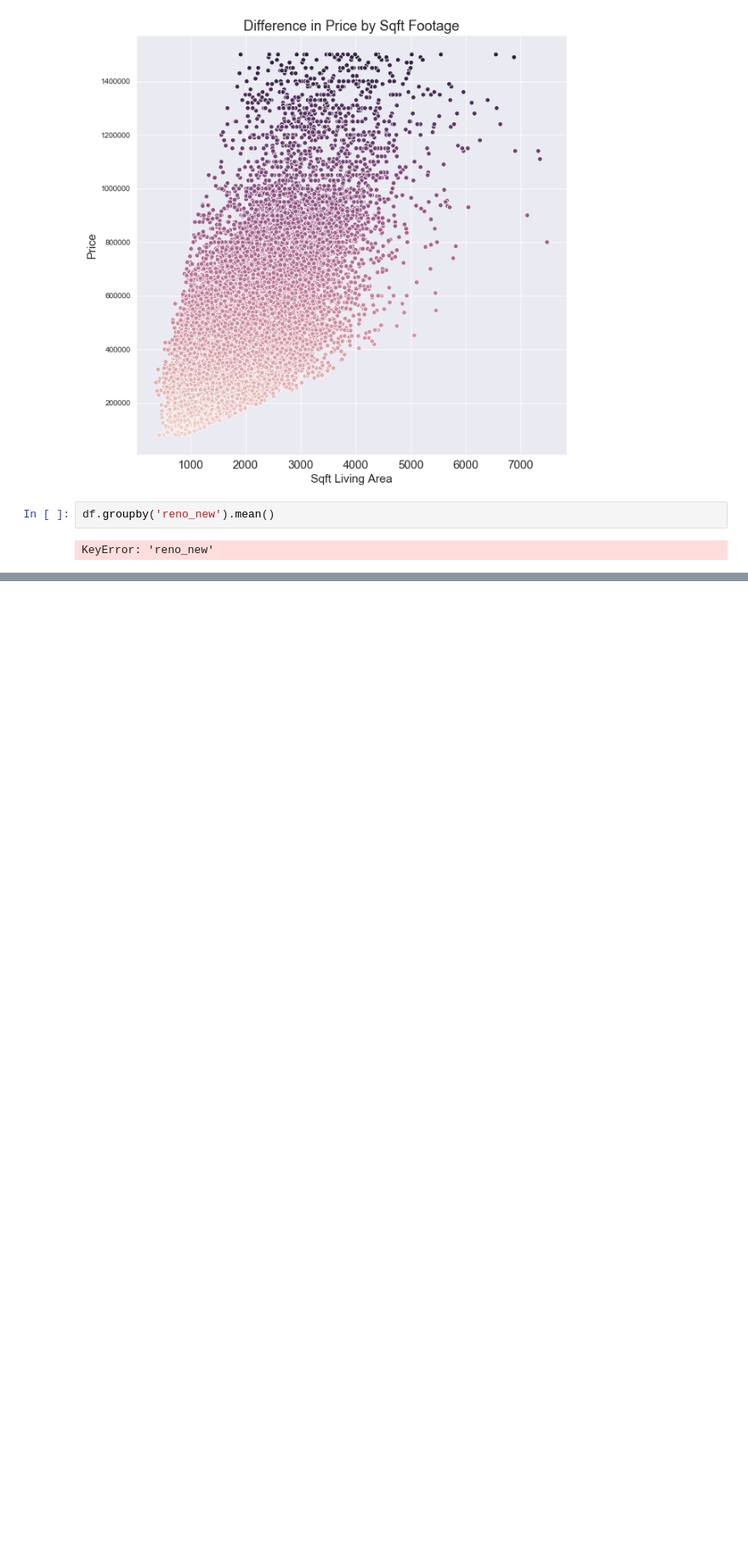
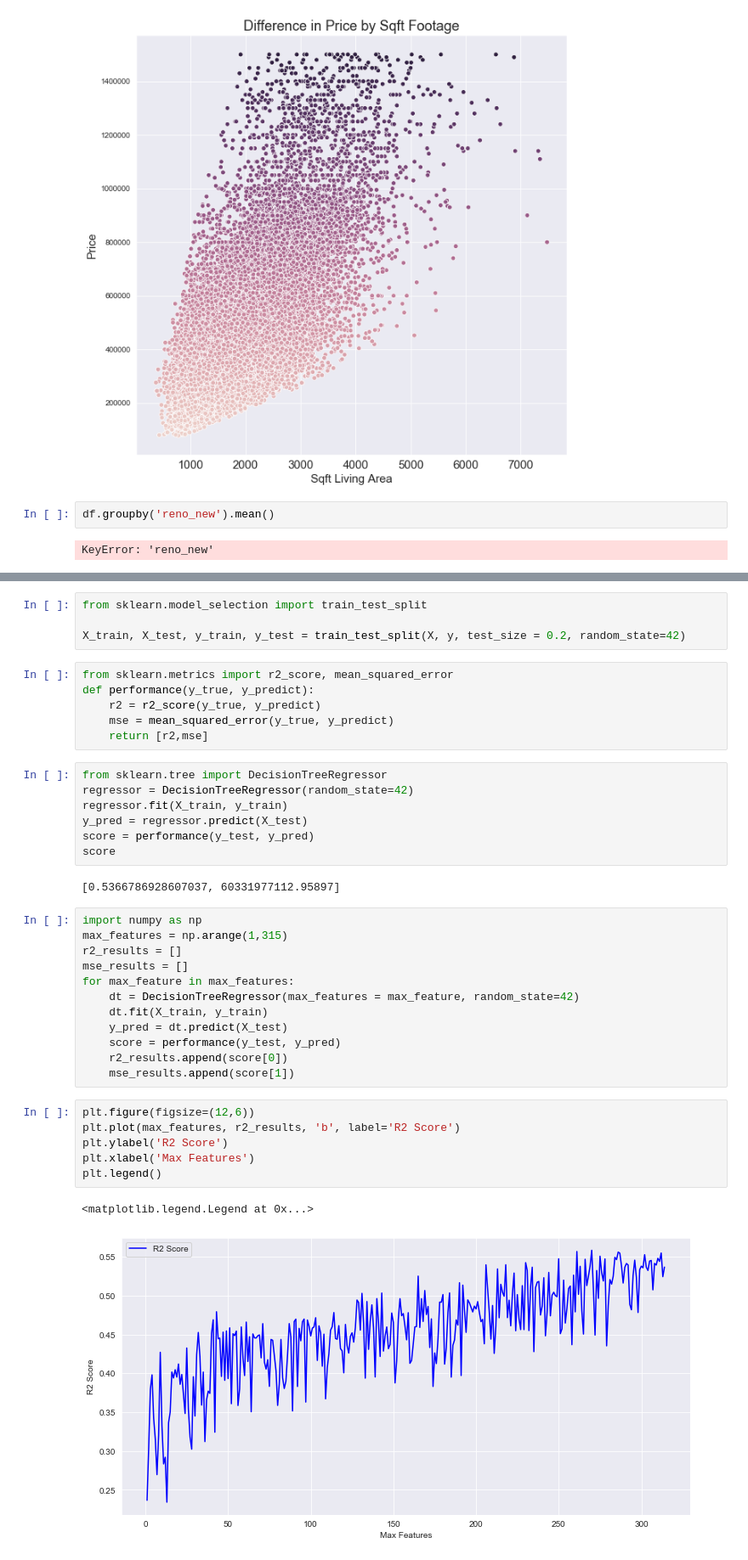
Before and after one commit to will4865/Predicting-Real-Estate-Prices, a Jupyter notebook: Additional Visualizations (Pre Modeling).ipynb, the cells around one changed output, grey strips where cells are left out. Shown: that part at 85% size. Saved outputs shown, nothing was run; the diff lists cells and outputs as text; blank space fills up the shorter version.

```diff
--- a/Additional Visualizations (Pre Modeling).ipynb
+++ b/Additional Visualizations (Pre Modeling).ipynb
@@ -131,0 +163,40 @@ KeyError: 'reno_new'
+# %%
+from sklearn.model_selection import train_test_split
+
+X_train, X_test, y_train, y_test = train_test_split(X, y, test_size = 0.2, random_state=42)
+# %%
+from sklearn.metrics import r2_score, mean_squared_error
+def performance(y_true, y_predict):
+    r2 = r2_score(y_true, y_predict)
+    mse = mean_squared_error(y_true, y_predict)
+    return [r2,mse]
+# %%
+from sklearn.tree import DecisionTreeRegressor
+regressor = DecisionTreeRegressor(random_state=42)
+regressor.fit(X_train, y_train)
+y_pred = regressor.predict(X_test)
+score = performance(y_test, y_pred)
+score
+# %% [output]
+[0.5366786928607037, 60331977112.95897]
+# %%
+import numpy as np
+max_features = np.arange(1,315)
+r2_results = []
+mse_results = []
+for max_feature in max_features:
+    dt = DecisionTreeRegressor(max_features = max_feature, random_state=42)
+    dt.fit(X_train, y_train)
+    y_pred = dt.predict(X_test)
+    score = performance(y_test, y_pred)
+    r2_results.append(score[0])
+    mse_results.append(score[1])
+# %%
+plt.figure(figsize=(12,6))
+plt.plot(max_features, r2_results, 'b', label='R2 Score')
+plt.ylabel('R2 Score')
+plt.xlabel('Max Features')
+plt.legend()
+# %% [output]
+<matplotlib.legend.Legend at 0x...>
+[figure, added]
```
Also changed, not shown: parts of 9 cells of this notebook.
